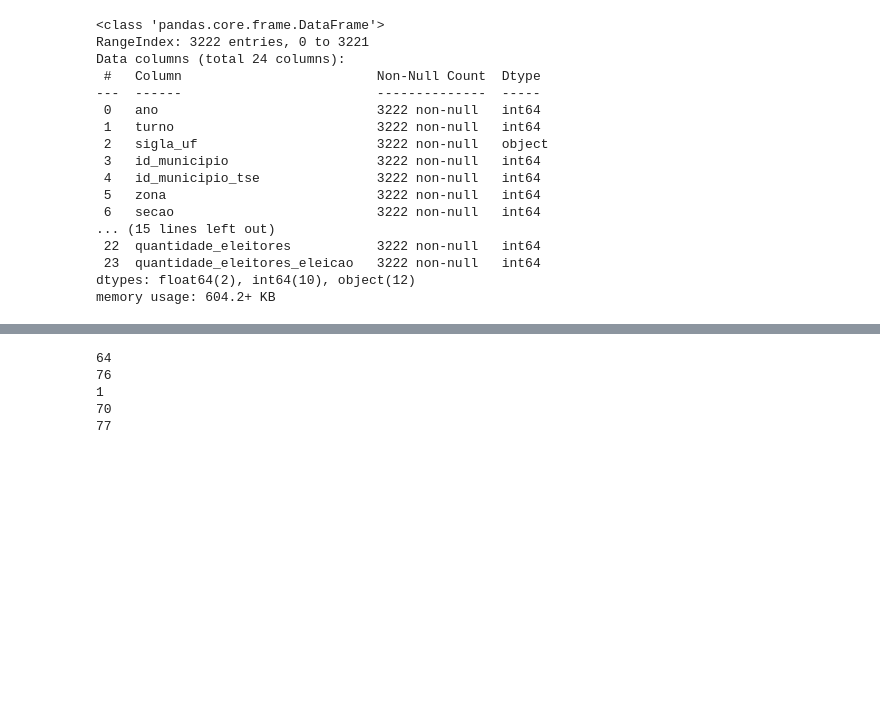
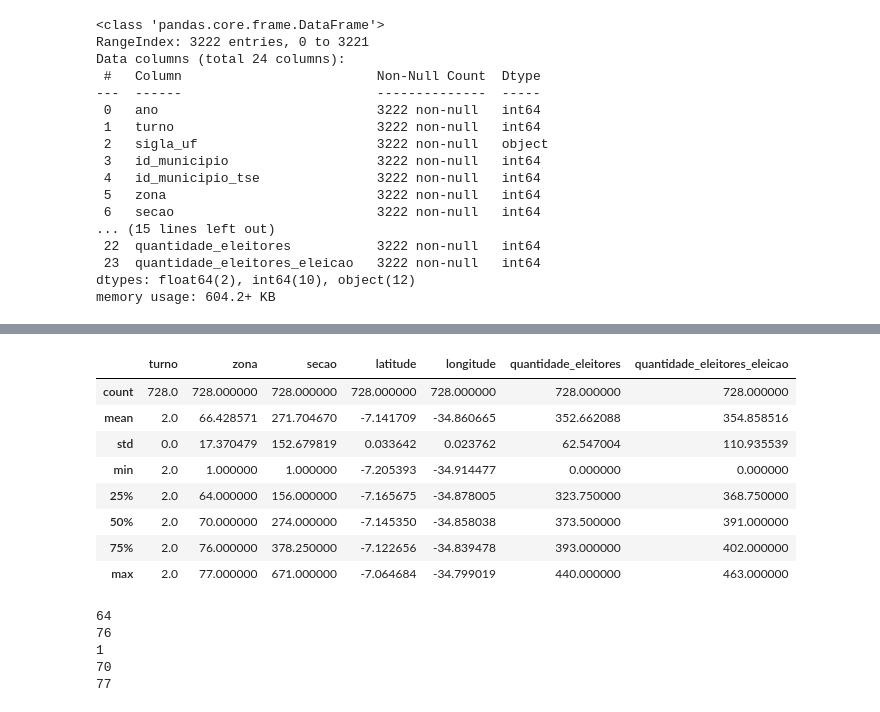
Before and after one commit to NigGusta/ICD-Projeto-Final, a Jupyter notebook: exploracao_inicial_secoes.ipynb, the cells around one changed output, grey strips where cells are left out. Cells and saved outputs as stored; diff of their text form; code cells hidden in the pictures; blank space fills up the shorter version.

```diff
--- a/exploracao_inicial_secoes.ipynb
+++ b/exploracao_inicial_secoes.ipynb
@@ -38,3 +39,15 @@ secoes.quantidade_eleitores.plot(kind='box')
+# %%
+secoes.describe()
+# %% [output]
+|  | turno | zona | secao | latitude | longitude | quantidade_eleitores | quantidade_eleitores_eleicao |
+| count | 728.0 | 728.000000 | 728.000000 | 728.000000 | 728.000000 | 728.000000 | 728.000000 |
+| mean | 2.0 | 66.428571 | 271.704670 | -7.141709 | -34.860665 | 352.662088 | 354.858516 |
+| std | 0.0 | 17.370479 | 152.679819 | 0.033642 | 0.023762 | 62.547004 | 110.935539 |
+| min | 2.0 | 1.000000 | 1.000000 | -7.205393 | -34.914477 | 0.000000 | 0.000000 |
+| 25% | 2.0 | 64.000000 | 156.000000 | -7.165675 | -34.878005 | 323.750000 | 368.750000 |
+| 50% | 2.0 | 70.000000 | 274.000000 | -7.145350 | -34.858038 | 373.500000 | 391.000000 |
+| 75% | 2.0 | 76.000000 | 378.250000 | -7.122656 | -34.839478 | 393.000000 | 402.000000 |
+| max | 2.0 | 77.000000 | 671.000000 | -7.064684 | -34.799019 | 440.000000 | 463.000000 |
 # %%
 # Quais as zonas eleitorais de João Pessoas?
 for i in secoes.zona.unique():
```
Also changed, not shown: parts of 2 cells of this notebook, 1 other file.
